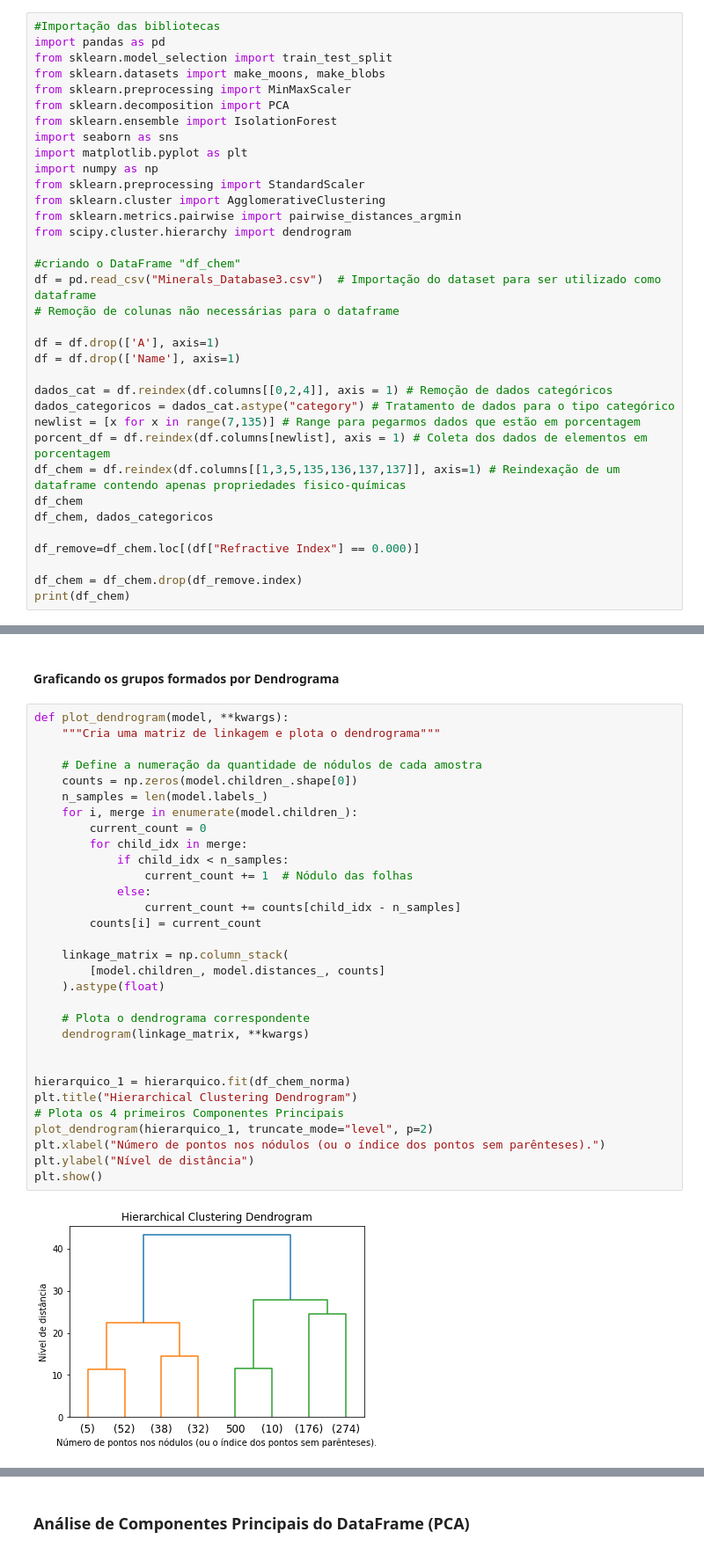
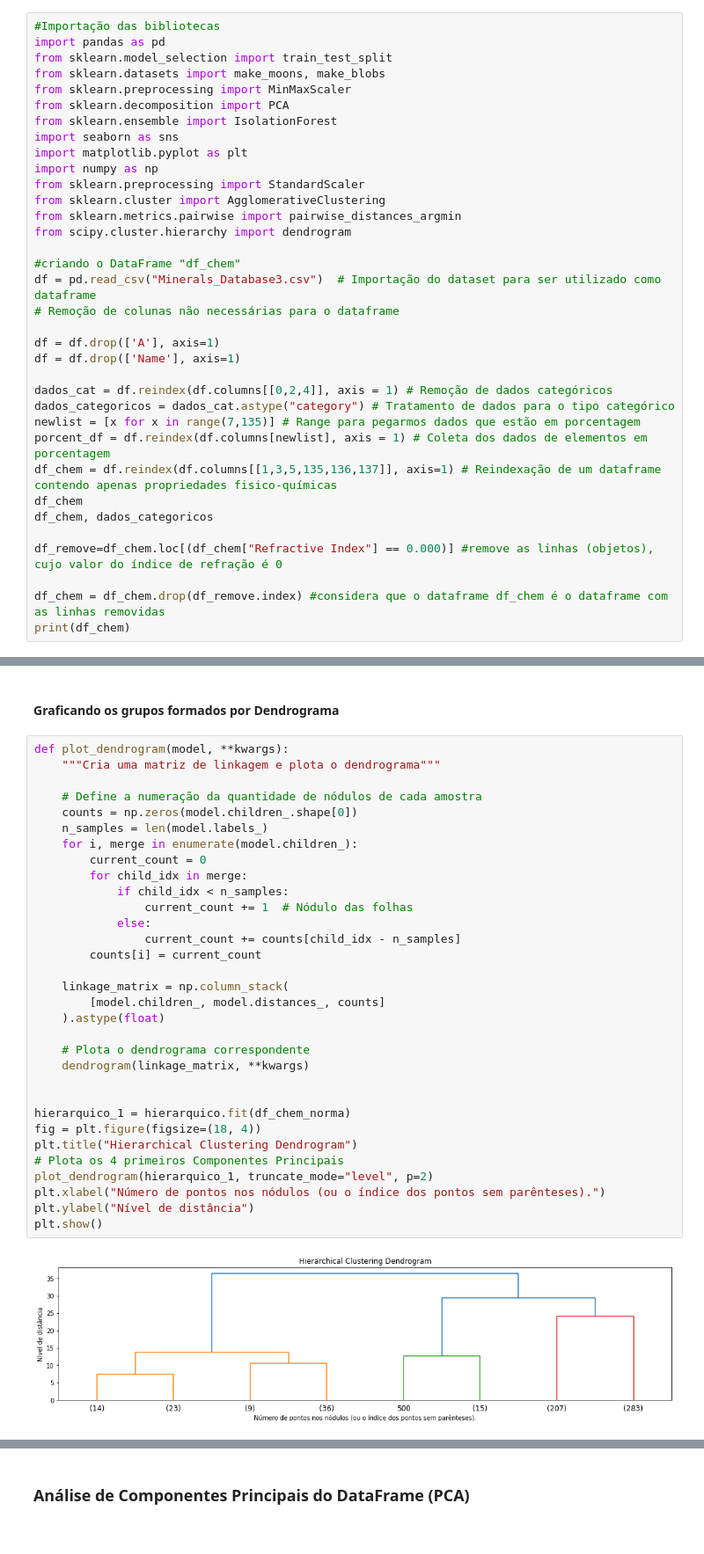
Before and after one commit to CaioHubit/Aprendizado-de-M-quina, a Jupyter notebook: bloco3/Clustering Hierarquico.ipynb, the cells around one changed output, grey strips where cells are left out. Shown: that part at 88% size. Drawn from its saved outputs; the diff is of its cells as text.

```diff
--- a/bloco3/Clustering Hierarquico.ipynb
+++ b/bloco3/Clustering Hierarquico.ipynb
@@ -29,13 +29,13 @@ dados_cat = df.reindex(df.columns[[0,2,4]], axis = 1) # Remoção de dados categ
 dados_categoricos = dados_cat.astype("category") # Tratamento de dados para o tipo categórico
 newlist = [x for x in range(7,135)] # Range para pegarmos dados que estão em porcentagem
 porcent_df = df.reindex(df.columns[newlist], axis = 1) # Coleta dos dados de elementos em porcentagem
-df_chem = df.reindex(df.columns[[1,3,5,135,136,137,137]], axis=1) # Reindexação de um dataframe contendo apenas propriedades fisico-químicas
+df_chem = df.reindex(df.columns[[1,3,5,135,136,137]], axis=1) # Reindexação de um dataframe contendo apenas propriedades fisico-químicas
 df_chem
 df_chem, dados_categoricos
 
-df_remove=df_chem.loc[(df["Refractive Index"] == 0.000)]
+df_remove=df_chem.loc[(df_chem["Refractive Index"] == 0.000)] #remove as linhas (objetos), cujo valor do índice de refração é 0
 
-df_chem = df_chem.drop(df_remove.index)
+df_chem = df_chem.drop(df_remove.index) #considera que o dataframe df_chem é o dataframe com as linhas removidas
 print(df_chem)
 # %% [output]
      Mohs Hardness  Specific Gravity  Refractive Index  Molar Mass  \
@@ -125,32 +119,33 @@ def plot_dendrogram(model, **kwargs):
     """Cria uma matriz de linkagem e plota o dendrograma"""
 
     # Define a numeração da quantidade de nódulos de cada amostra
     counts = np.zeros(model.children_.shape[0])
     n_samples = len(model.labels_)
     for i, merge in enumerate(model.children_):
         current_count = 0
         for child_idx in merge:
             if child_idx < n_samples:
                 current_count += 1  # Nódulo das folhas
             else:
                 current_count += counts[child_idx - n_samples]
         counts[i] = current_count
 
     linkage_matrix = np.column_stack(
         [model.children_, model.distances_, counts]
     ).astype(float)
 
     # Plota o dendrograma correspondente
     dendrogram(linkage_matrix, **kwargs)
 
 
 hierarquico_1 = hierarquico.fit(df_chem_norma)
+fig = plt.figure(figsize=(18, 4))
 plt.title("Hierarchical Clustering Dendrogram")
 # Plota os 4 primeiros Componentes Principais
 plot_dendrogram(hierarquico_1, truncate_mode="level", p=2)
 plt.xlabel("Número de pontos nos nódulos (ou o índice dos pontos sem parênteses).")
 plt.ylabel("Nível de distância")
 plt.show()
 # %% [output]
-[figure, old version]
+[figure, new version]
 # %% [markdown]
```
Also changed, not shown: parts of 10 cells of this notebook, 2 other files.
